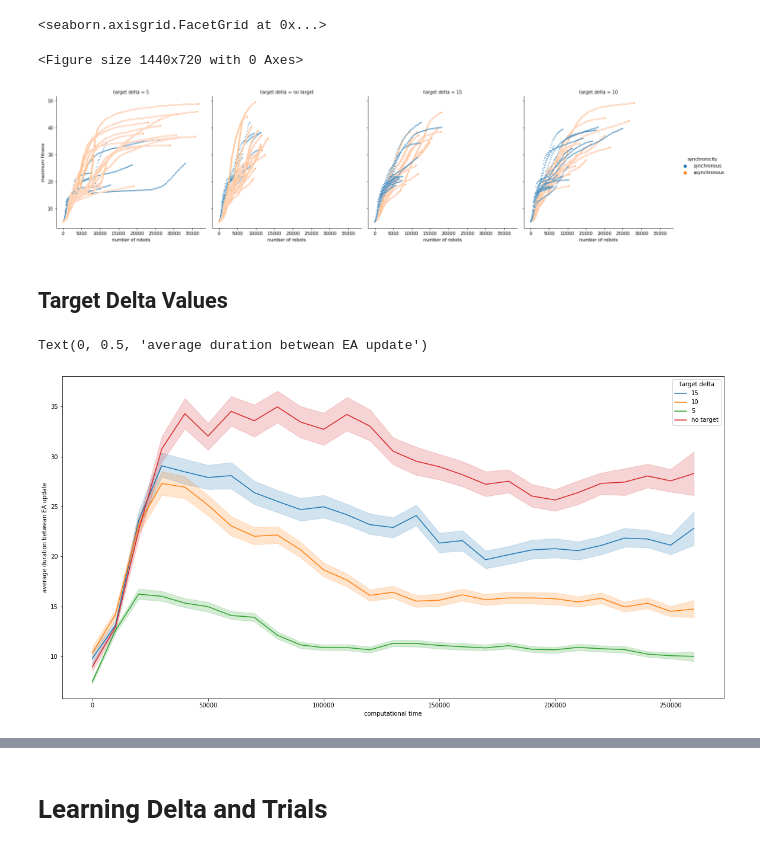
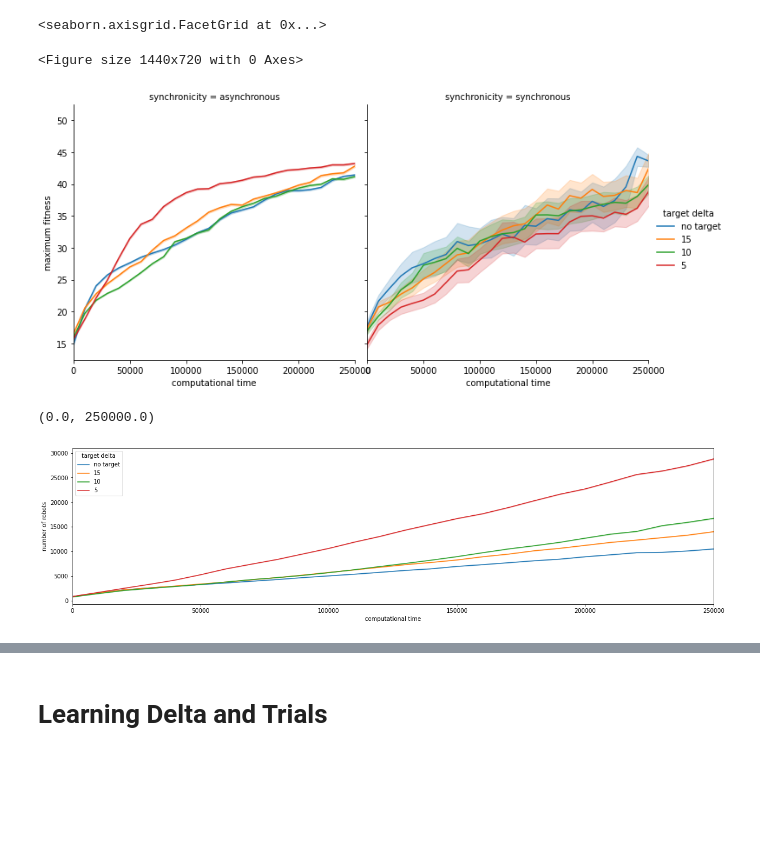
Before and after one commit to LeniLeGoff/py_async_ea, a Jupyter notebook: plotting/m2w_analysis_2.ipynb, the cells around one changed output, grey strips where cells are left out. Drawn from its saved outputs; the diff is of its cells as text; code cells hidden in the pictures; blank space fills up the shorter version.

```diff
--- a/plotting/m2w_analysis_2.ipynb
+++ b/plotting/m2w_analysis_2.ipynb
@@ -58,22 +88,22 @@ g.set_axis_labels("computational time","average fitness")
 # %%
 fig = plt.gcf()
 fig.set_size_inches(20,10)
-g = sns.relplot(data=fit_data,kind="scatter",s=5,x="number of robots",y="mean fit",hue="synchronicity",col="target delta")
-g.set_axis_labels("number of robots","maximum fitness")
+g = sns.relplot(data=fit_data,kind="line",x="discretized time",y="max fit",hue="target delta",col="synchronicity",hue_order=["no target","15","10","5"])
+g.set_axis_labels("computational time","maximum fitness")
+g.set(xlim=[0,250000])
 # %% [output]
 <seaborn.axisgrid.FacetGrid at 0x...>
 <Figure size 1440x720 with 0 Axes>
-[figure, old version]
+[figure, new version]
-# %% [markdown]
-## Target Delta Values
 # %%
 fig = plt.gcf()
-fig.set_size_inches(20,10)
-ax = sns.lineplot(data=fit_data.loc[fit_data["synchronicity"]=="asynchronous"],x="discretized time",y="time",hue="target delta")
+fig.set_size_inches(20,5)
+ax = sns.lineplot(data=fit_data.loc[fit_data["synchronicity"]=="asynchronous"],x="discretized time",y="number of robots",hue="target delta",hue_order=["no target","15","10","5"])
 ax.set_xlabel("computational time")
-ax.set_ylabel("average duration betwean EA update")
+ax.set_ylabel("number of robots")
+ax.set_xlim([0,250000])
 # %% [output]
-Text(0, 0.5, 'average duration betwean EA update')
+(0.0, 250000.0)
-[figure, old version]
+[figure, new version]
 # %%
 fig = plt.gcf()
```
Also changed, not shown: parts of 35 cells of this notebook.
